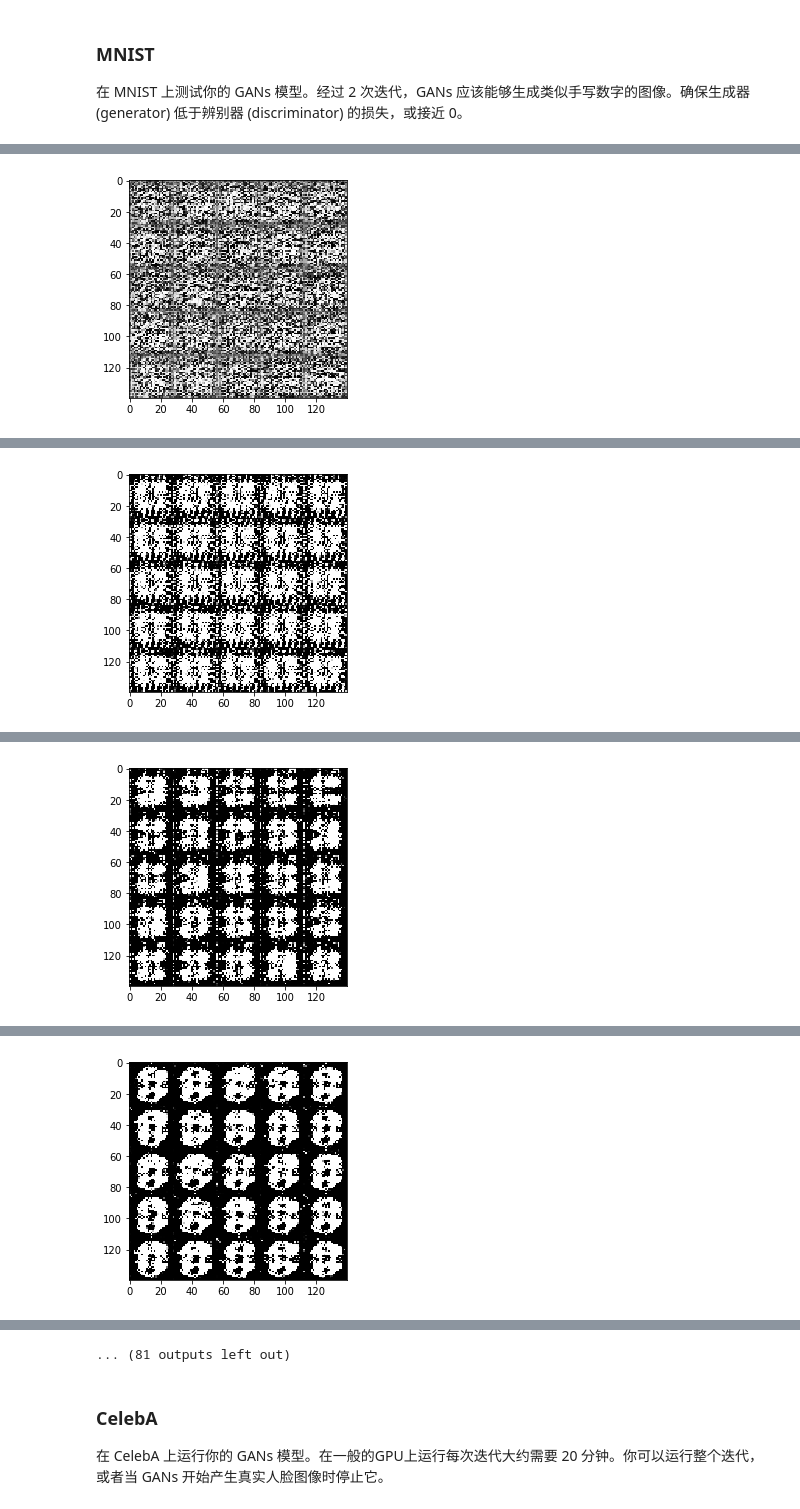
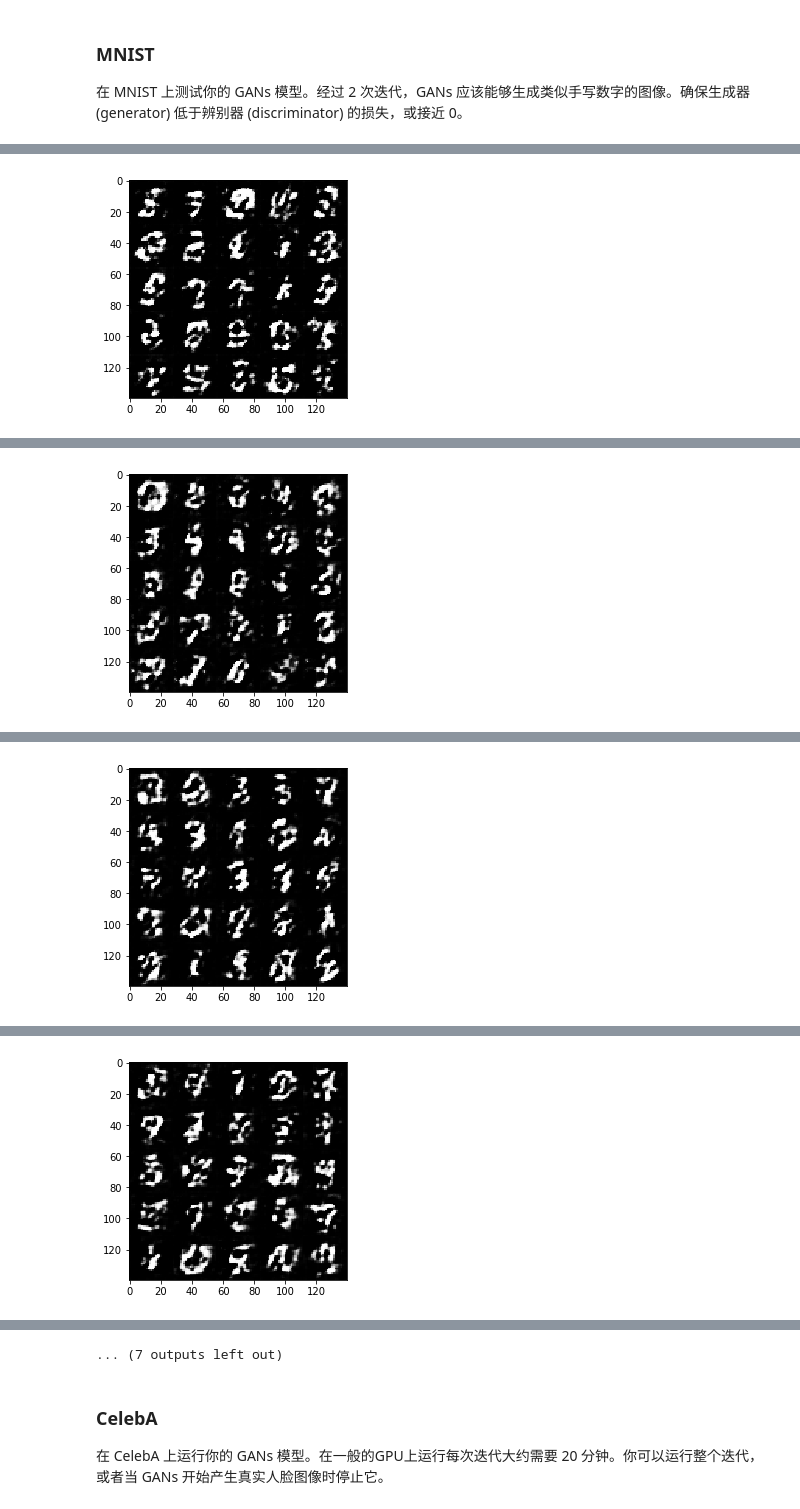
Before and after one commit to hongyang01613/dlnd_face_generation, a Jupyter notebook: dlnd_face_generation.ipynb, the cells around one changed output, grey strips where cells are left out. Saved outputs shown, nothing was run; the diff lists cells and outputs as text; code cells hidden in the pictures.

```diff
--- a/dlnd_face_generation.ipynb
+++ b/dlnd_face_generation.ipynb
@@ -156,11 +156,13 @@ def discriminator(images, reuse=False):
         #print('discriminator x1:', x1)
 
         x2 = tf.layers.conv2d(x1, 128, 5, strides=2, padding='same')
-        x2 = tf.layers.batch_normalization(x2, training=reuse)
+        x2 = tf.layers.batch_normalization(x2, training=True)
+        x2 = tf.maximum(0.9 * x2, x2)
         #x2 = tf.nn.relu(x2)
         #print('discriminator x2:', x2)
         x3 = tf.layers.conv2d(x2, 256, 5, strides=2, padding='same')
-        x3 = tf.layers.batch_normalization(x3, training=reuse)
+        x3 = tf.layers.batch_normalization(x3, training=True)
+        x3 = tf.maximum(0.9 * x3, x3)
         #x3 = tf.nn.relu(x3)
         #print('discriminator x3:', x3)
 
@@ -205,14 +207,17 @@ def generator(z, out_channel_dim, is_train=True):
 
         x1 = tf.reshape(x1,(-1, 4, 4, 512))
         x1 = tf.layers.batch_normalization(x1, training=is_train)
+        x1 = tf.maximum(0.9 * x1, x1)
         #x1 = tf.nn.relu(x1)
         #print('generator x1:', x1)
         x2 = tf.layers.conv2d_transpose(x1, 256, 5, strides=3, padding='valid')
         x2 = tf.layers.batch_normalization(x2, training = is_train)
+        x2 = tf.maximum(0.9 * x2, x2)
         #x2 = tf.nn.relu(x2)
         #print('generator x2:', x2)
         x3 = tf.layers.conv2d_transpose(x2, 128, 5, strides=2, padding='same')
         x3 = tf.layers.batch_normalization(x3, training= is_train)
+        x3 = tf.maximum(0.9 * x3, x3)
         #x3 = tf.nn.relu(x3)
         #print('generator x3:', x3)
 
@@ -256,7 +261,7 @@ def model_loss(input_real, input_z, out_channel_dim):
     d_loss_fake = tf.reduce_mean(
         tf.nn.sigmoid_cross_entropy_with_logits(logits=d_logits_fake, labels=tf.zeros_like(d_model_fake)))
     g_loss = tf.reduce_mean(
-        tf.nn.sigmoid_cross_entropy_with_logits(logits=d_logits_fake, labels=0.9*tf.ones_like(d_model_fake)))
+        tf.nn.sigmoid_cross_entropy_with_logits(logits=d_logits_fake, labels=tf.ones_like(d_model_fake)))
 
     d_loss = d_loss_real + d_loss_fake
 
@@ -390,7 +395,7 @@ def train(epoch_count, batch_size, z_dim, learning_rate, beta1, get_batches, dat
                 _ = sess.run(d_opt, feed_dict={input_real: batch_images, input_z: batch_z, learning_rate:learningRate})
                 _ = sess.run(g_opt, feed_dict={input_z: batch_z, input_real: batch_images, learning_rate:learningRate})
 
-                if steps % 10 == 0:
+                if steps % 50 == 0:
                     # At the end of each epoch, get the losses and print them out
                     train_loss_d = d_loss.eval({input_z: batch_z, input_real: batch_images})
                     train_loss_g = g_loss.eval({input_z: batch_z})
@@ -402,7 +407,7 @@ def train(epoch_count, batch_size, z_dim, learning_rate, beta1, get_batches, dat
                     # Save losses to view after training
                     #losses.append((train_loss_d, train_loss_g))
 
-                if steps % 100 == 0:
+                if steps % 500 == 0:
                     show_generator_output(sess, 25, input_z, data_shape[3], data_image_mode)
                     #samples.append(samples)
             print('The residual time nearly to be:  {:.0f}  minutes.'.format((epoch_count-epoch_i-1)*(time()-t0)/60))
@@ -423,7 +428,7 @@ def train(epoch_count, batch_size, z_dim, learning_rate, beta1, get_batches, dat
 batch_size = 128
 z_dim = 100
 learningRate = 0.0002
-beta1 = 0.9
+beta1 = 0.5
 
 
 """
@@ -433,5 +438,5 @@ epochs = 10
 
 mnist_dataset = helper.Dataset('mnist', glob(os.path.join(data_dir, 'mnist/*.jpg')))
 with tf.Graph().as_default():
-    train(epochs, batch_size, z_dim, learning_rate, beta1, mnist_dataset.get_batches, mnist_dataset.shape, mnist_dataset.image_mode)
+    train(epochs, batch_size, z_dim, learningRate, beta1, mnist_dataset.get_batches, mnist_dataset.shape, mnist_dataset.image_mode)
 # %% [output]
@@ -448 +454 @@ Epoch 1/10...100 Discriminator Loss: 0.3454... Generator Loss: 10.1297
-[figure, old version]
+[figure, new version]
@@ -459 +466 @@ Epoch 1/10...200 Discriminator Loss: 1.3992... Generator Loss: 6.8226
-[figure, old version]
+[figure, new version]
@@ -470 +478 @@ Epoch 1/10...300 Discriminator Loss: 0.3343... Generator Loss: 6.1929
-[figure, old version]
+[figure, new version]
@@ -481 +490 @@ Epoch 1/10...400 Discriminator Loss: 1.8527... Generator Loss: 2.3633
-[figure, old version]
+[figure, new version]
@@ -505,4 +515,4 @@ Epoch 2/10...600 Discriminator Loss: 0.3429... Generator Loss: 6.7956
-... (81 outputs left out)
+... (7 outputs left out)
 # %% [markdown]
 ### CelebA
 在 CelebA 上运行你的 GANs 模型。在一般的GPU上运行每次迭代大约需要 20 分钟。你可以运行整个迭代，或者当 GANs 开始产生真实人脸图像时停止它。
```
Also changed, not shown: parts of 2 cells of this notebook, 2 other files.
